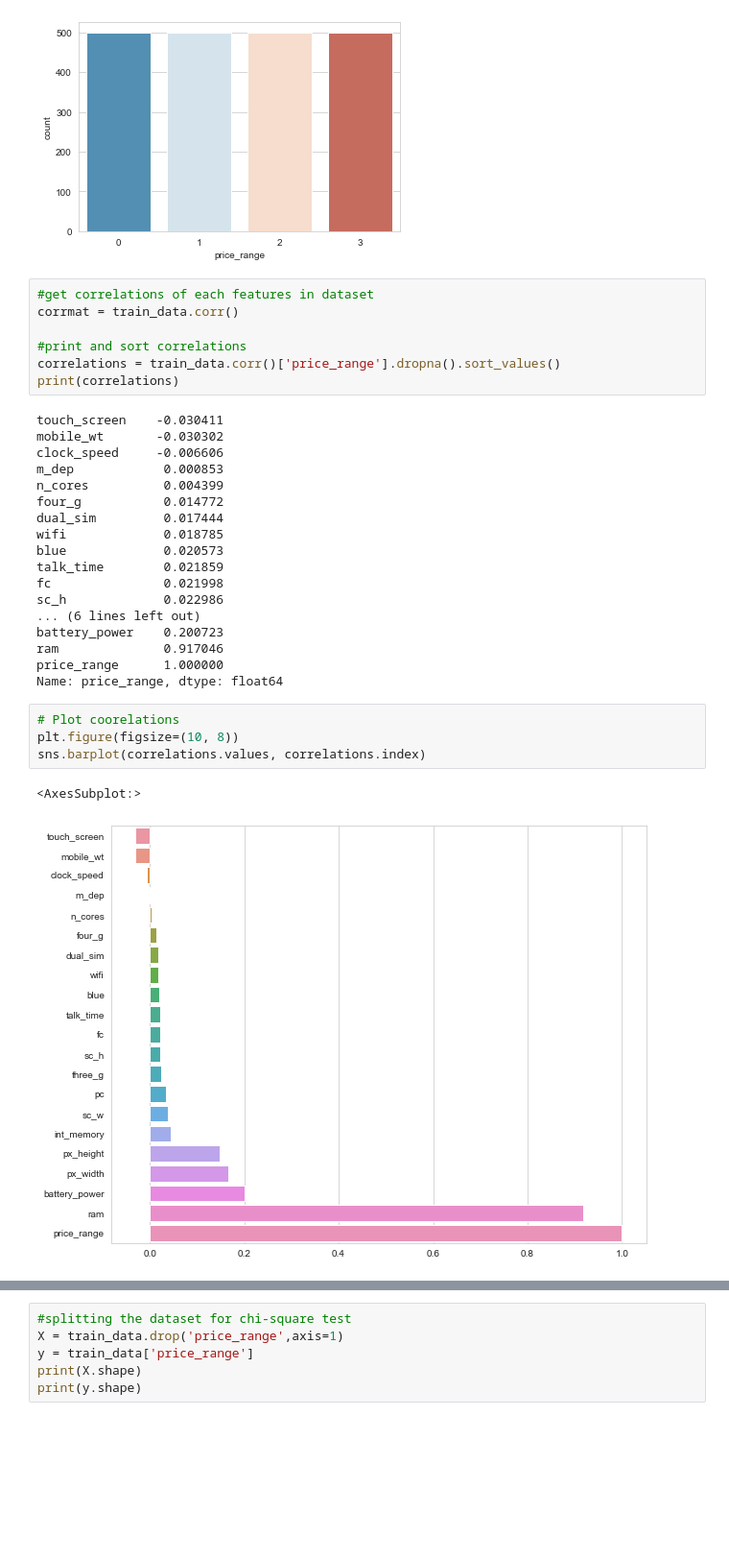
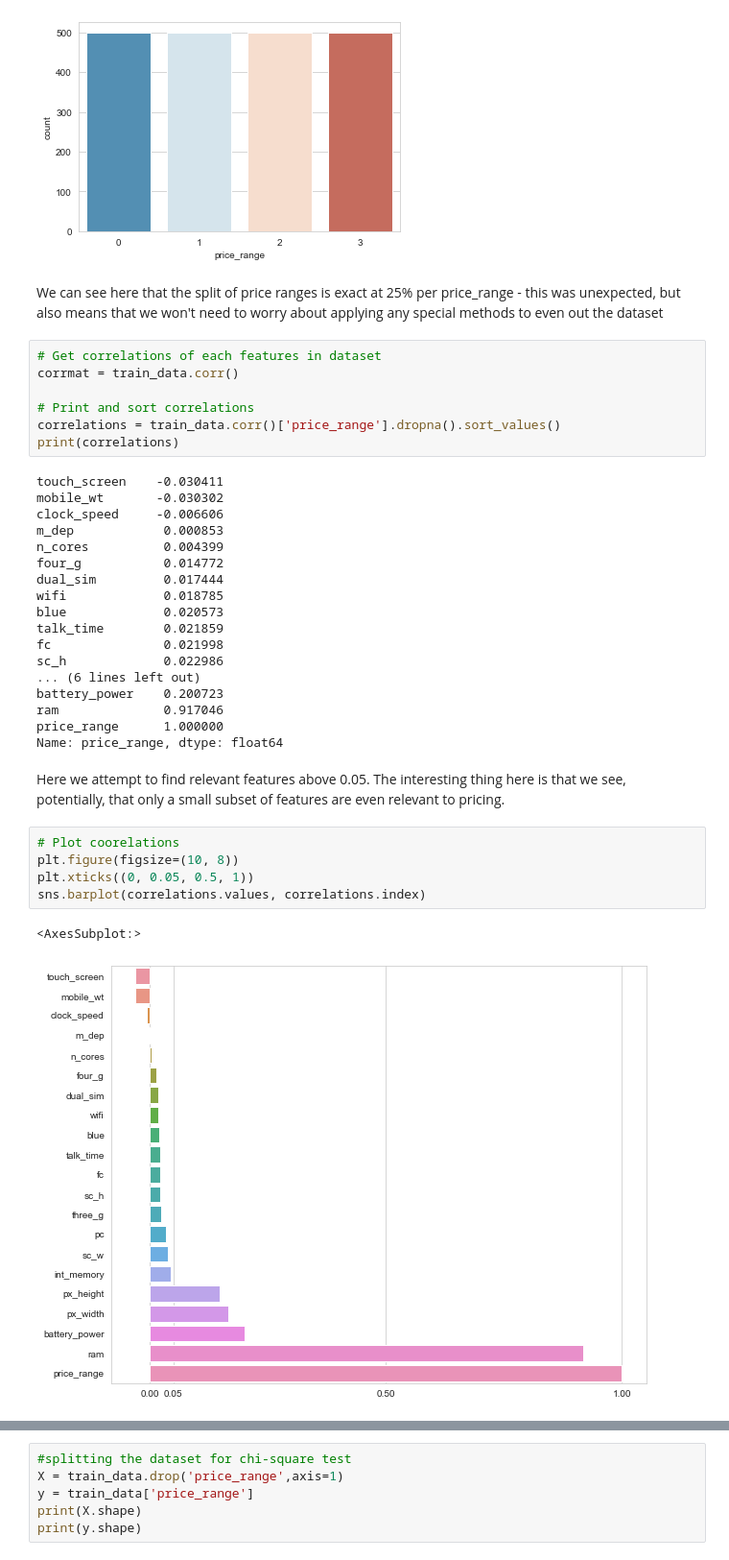
Before and after one commit to kaledev/MobilePriceClassification, a Jupyter notebook: MobilePriceClassification.ipynb, the cells around one changed output, grey strips where cells are left out. Shown at 96% size. Saved outputs shown, nothing was run; the diff lists cells and outputs as text; blank space fills up the shorter version.

```diff
--- a/MobilePriceClassification.ipynb
+++ b/MobilePriceClassification.ipynb
@@ -61,11 +77,13 @@ sns.countplot(x='price_range',data=train_data,palette='RdBu_r')
 # %% [output]
 <AxesSubplot:xlabel='price_range', ylabel='count'>
 [figure]
+# %% [markdown]
+We can see here that the split of price ranges is exact at 25% per price_range - this was unexpected, but also means that we won't need to worry about applying any special methods to even out the dataset
 # %%
-#get correlations of each features in dataset
+# Get correlations of each features in dataset
 corrmat = train_data.corr()
 
-#print and sort correlations
+# Print and sort correlations
 correlations = train_data.corr()['price_range'].dropna().sort_values()
 print(correlations)
 # %% [output]
@@ -86,10 +104,13 @@ battery_power    0.200723
 ram              0.917046
 price_range      1.000000
 Name: price_range, dtype: float64
+# %% [markdown]
+Here we attempt to find relevant features above 0.05. The interesting thing here is that we see, potentially, that only a small subset of features are even relevant to pricing.
 # %%
 # Plot coorelations
 plt.figure(figsize=(10, 8))
+plt.xticks((0, 0.05, 0.5, 1))
 sns.barplot(correlations.values, correlations.index)
 # %% [output]
 <AxesSubplot:>
-[figure, old version]
+[figure, new version]
```
Also changed, not shown: parts of 59 cells of this notebook.
